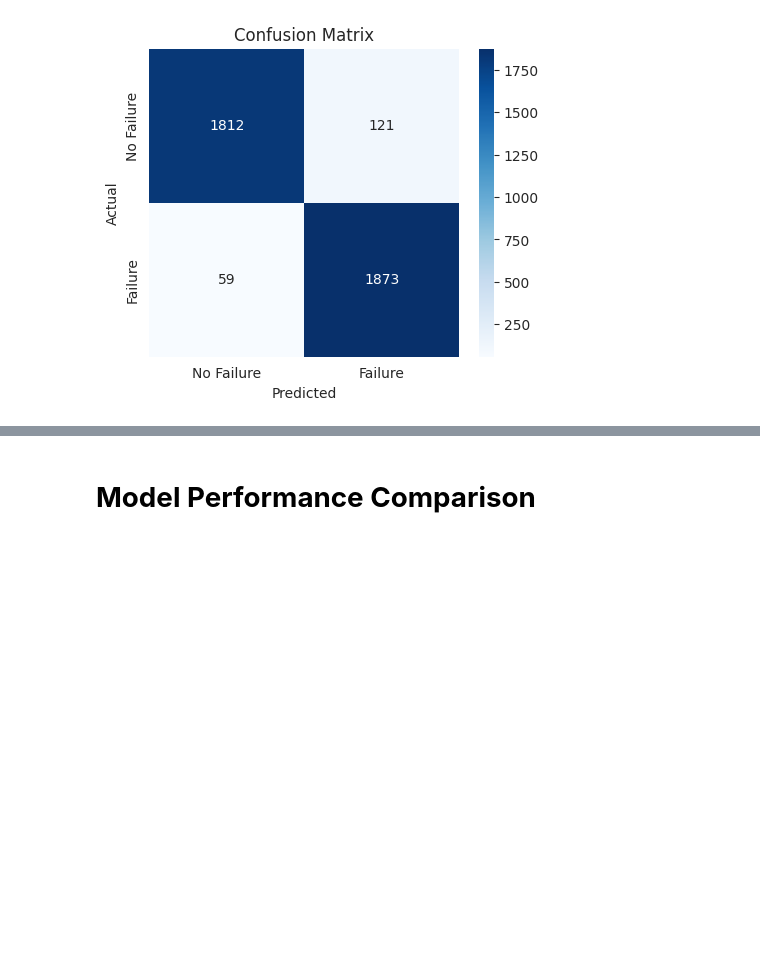
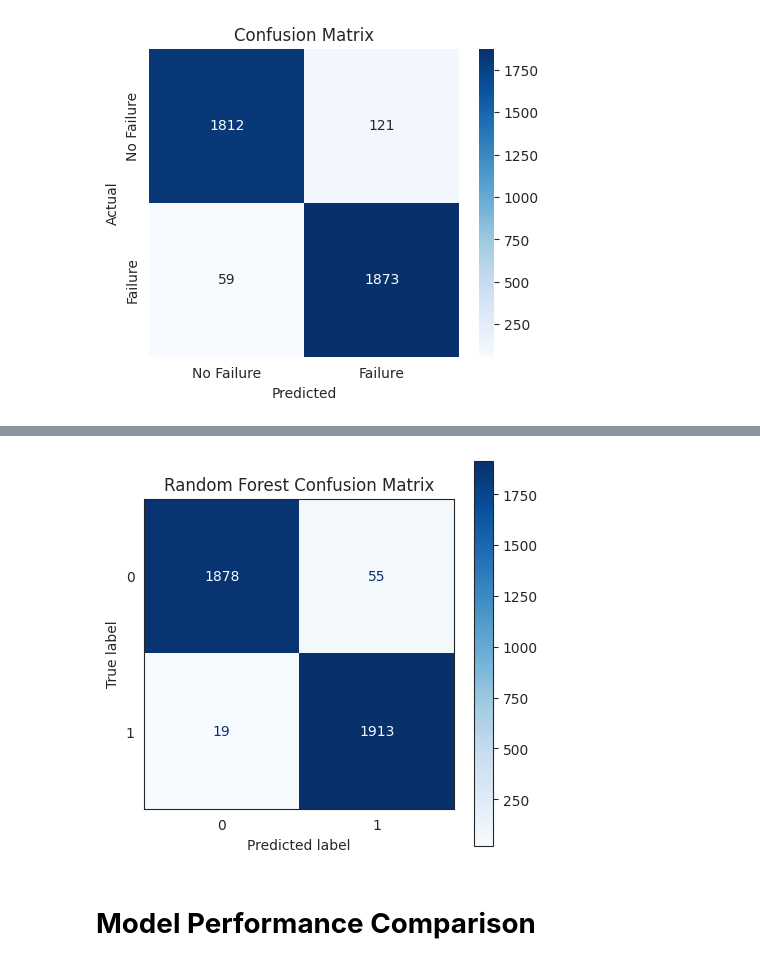
Before and after one commit to mayowaawo/Machine-Learning-Group-Project, a Jupyter notebook: KNN_Gradient_FInal_Project.ipynb, the cells around one changed output, grey strips where cells are left out. Cells and saved outputs as stored; diff of their text form; code cells hidden in the pictures; blank space fills up the shorter version.

```diff
--- a/KNN_Gradient_FInal_Project.ipynb
+++ b/KNN_Gradient_FInal_Project.ipynb
@@ -140,3 +184,13 @@ weighted avg       0.95      0.95      0.95      3865
+# %%
+plt.rcParams['figure.figsize']=5,5
+sns.set_style("white")
+cm_rf = confusion_matrix(y_test, y_predictions)
+disp_rf = ConfusionMatrixDisplay(confusion_matrix=cm_rf, display_labels=model.classes_)
+disp_rf.plot(cmap=plt.cm.Blues)
+plt.title('Random Forest Confusion Matrix')
+plt.show()
+# %% [output]
+[figure, added]
 # %% [markdown]
 # **Model Performance Comparison**
 # %%
```
Also changed, not shown: parts of 5 cells of this notebook.
